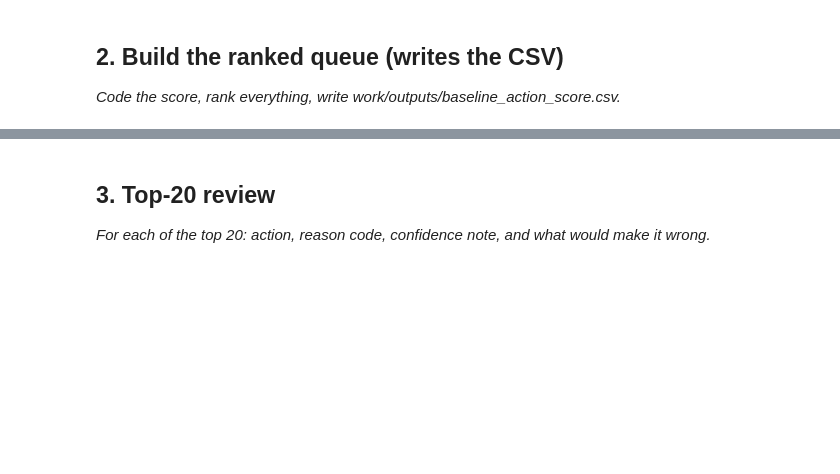
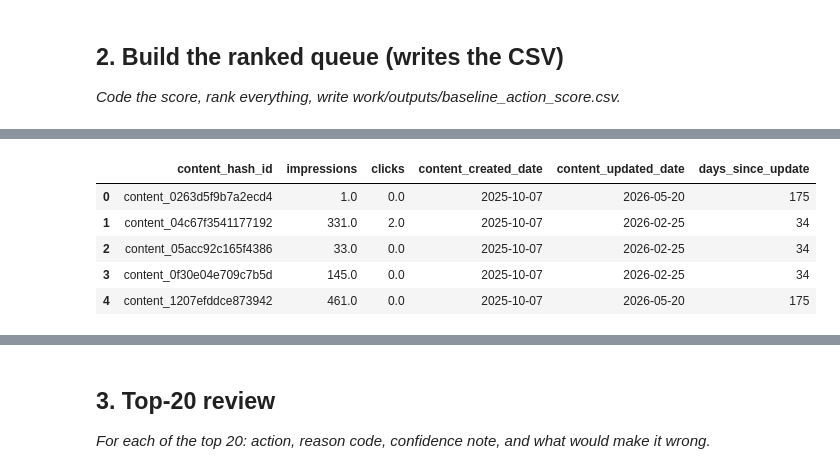
Before and after one commit to abd481/FlyRank-ML-Internship, a Jupyter notebook: work/notebooks/w04_baseline_score.ipynb, the cells around one changed output, grey strips where cells are left out. Cells and saved outputs as stored; diff of their text form; code cells hidden in the pictures; blank space fills up the shorter version.

```diff
--- a/work/notebooks/w04_baseline_score.ipynb
+++ b/work/notebooks/w04_baseline_score.ipynb
@@ -22,0 +72,58 @@ This skeleton is yours to fill. Work the sections **in order** — each one has
+# %%
+baseline_query = """
+WITH daily AS (
+    SELECT
+        content_hash_id,
+        SUM(gsc_impressions) AS impressions,
+        SUM(gsc_clicks) AS clicks
+    FROM read_parquet(
+        'hf://datasets/FlyRank/internship-warehouse/fact_content_daily_performance/**/*.parquet'
+    )
+    WHERE report_date BETWEEN DATE '2026-03-01' AND DATE '2026-03-31'
+    GROUP BY content_hash_id
+),
+
+content AS (
+    SELECT
+        content_hash_id,
+        content_created_date,
+        content_updated_date
+    FROM read_parquet(
+        'hf://datasets/FlyRank/internship-warehouse/dim_content.parquet'
+    )
+    WHERE is_published IS TRUE
+      AND is_deleted IS FALSE
+)
+
+SELECT
+    d.content_hash_id,
+    d.impressions,
+    d.clicks,
+    c.content_created_date,
+    c.content_updated_date,
+
+    DATE '2026-03-31'
+        - COALESCE(
+            CASE
+                WHEN c.content_updated_date <= DATE '2026-03-31'
+                THEN c.content_updated_date
+            END,
+            c.content_created_date
+        ) AS days_since_update
+
+FROM daily d
+JOIN content c
+    ON d.content_hash_id = c.content_hash_id
+WHERE d.impressions > 0
+"""
+
+baseline_df = con.sql(baseline_query).df()
+
+baseline_df.head()
+# %% [output]
+|  | content_hash_id | impressions | clicks | content_created_date | content_updated_date | days_since_update |
+| 0 | content_0263d5f9b7a2ecd4 | 1.0 | 0.0 | 2025-10-07 | 2026-05-20 | 175 |
+| 1 | content_04c67f3541177192 | 331.0 | 2.0 | 2025-10-07 | 2026-02-25 | 34 |
+| 2 | content_05acc92c165f4386 | 33.0 | 0.0 | 2025-10-07 | 2026-02-25 | 34 |
+| 3 | content_0f30e04e709c7b5d | 145.0 | 0.0 | 2025-10-07 | 2026-02-25 | 34 |
+| 4 | content_1207efddce873942 | 461.0 | 0.0 | 2025-10-07 | 2026-05-20 | 175 |
```
Also changed, not shown: parts of 14 cells of this notebook.
